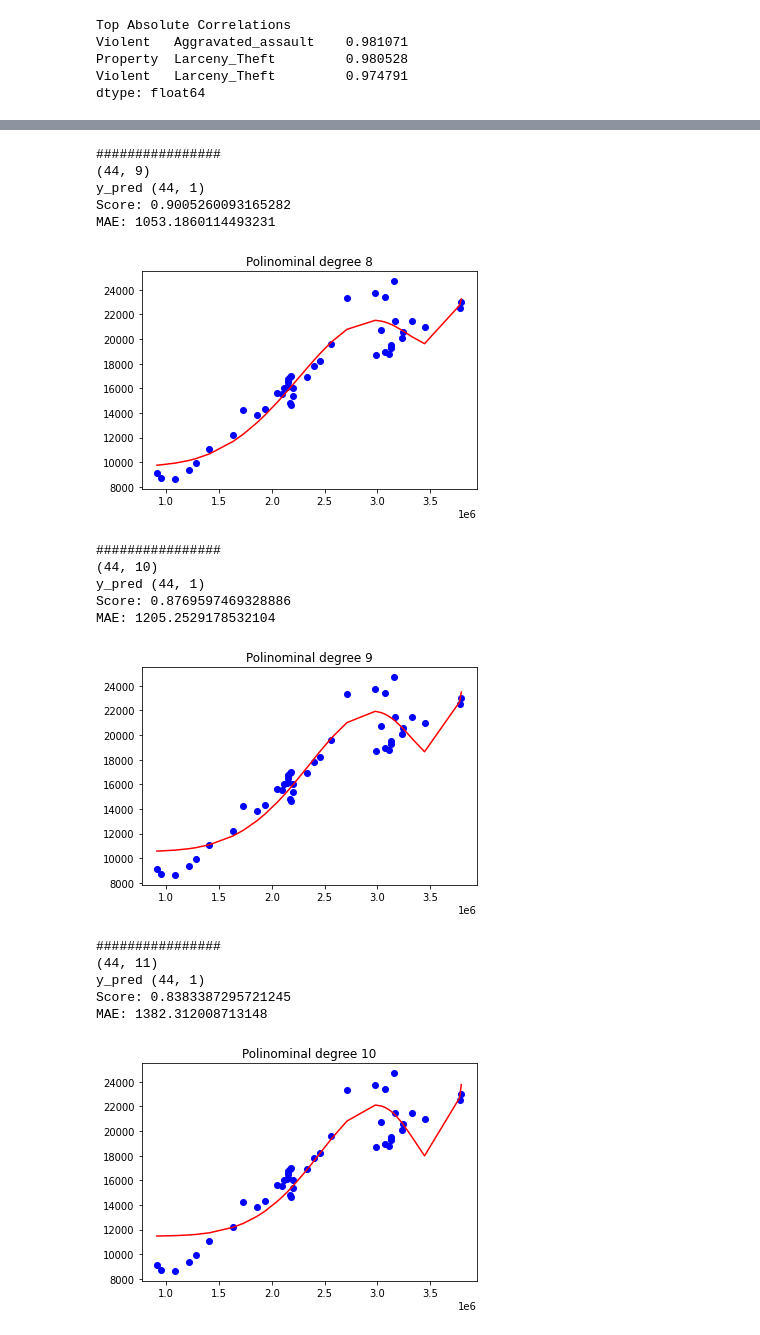
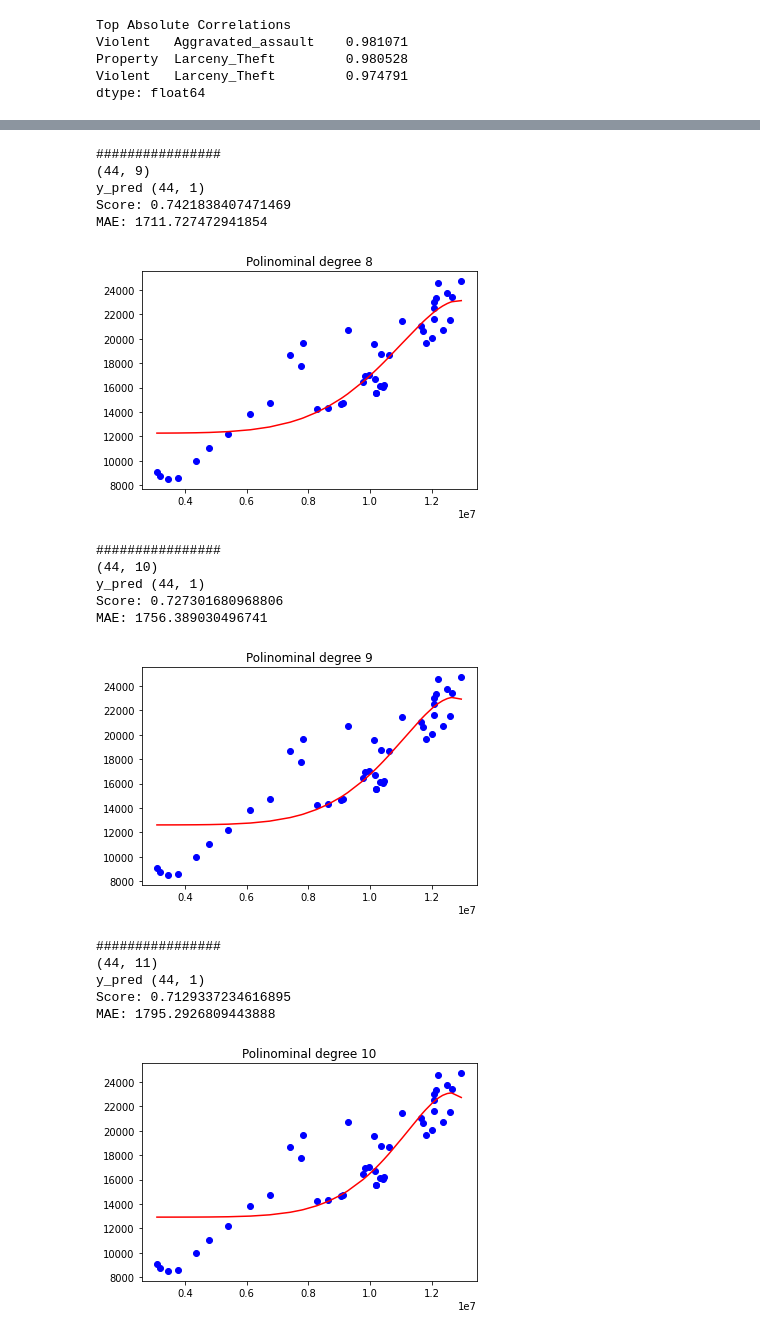
Before and after one commit to GinaGarridoCasas/Gina, a Jupyter notebook: week10_ML_competition_pca_kmeans/day1_gridsearch_pipelines/exercises/3.crime.ipynb, the cells around one changed output, grey strips where cells are left out. Drawn from its saved outputs; the diff is of its cells as text; code cells hidden in the pictures.

```diff
--- a/week10_ML_competition_pca_kmeans/day1_gridsearch_pipelines/exercises/3.crime.ipynb
+++ b/week10_ML_competition_pca_kmeans/day1_gridsearch_pipelines/exercises/3.crime.ipynb
@@ -102,0 +154,33 @@ X_train, X_test, y_train, y_test = train_test_split(X, y, test_size=0.2)
+# %%
+degree_min = 6
+degree_max = 10
+# Make a pipeline model with polynomial transformation and LASSO regression with cross-validation, run it for increasing degree of polynomial (complexity of the model)
+scores = []
+for degree in range(degree_min,degree_max+1):
+    print("################")
+    polinominal_model = PolynomialFeatures(degree)
+    X_poly = polinominal_model.fit_transform(X_train.reshape(-1,1),y_train)
+
+    #######
+
+    print(X_poly.shape)
+
+    lin_reg_model = LinearRegression()
+    lin_reg_model.fit(X_poly, y_train)
+    y_pred = lin_reg_model.predict(X_poly)
+
+# validamos el modelo con validación cruzada
+
+rskf = RepeatedStratifiedKFold(n_splits=3, n_repeats=2,random_state=36851234)
+for train_index, val_index in rskf.split(X, y):
+    print("TRAIN:", train_index, "VAL:", val_index)
+    X_train, X_val = X[train_index], X[val_index]
+    y_train, y_val = y[train_index], y[val_index]
+    rand_forest.fit(X_train, y_train)
+    score_val = rand_forest.score(X_val, y_val)
+    print("score_val:", score_val)
+    print("y_val:", y_val)
+    print("------------")
+# Iteración 1
+train_index = [1, 2, 3, 4]
+val_index = [0, 5]
@@ -108,7 +196,7 @@ scores = []
 for degree in range(degree_min,degree_max+1):
     print("################")
     polinominal_model = PolynomialFeatures(degree)
-    X_poly = polinominal_model.fit_transform(X_train,y_train)
+    X_poly = polinominal_model.fit_transform(X_train.reshape(-1,1),y_train)
 
     #######
 
@@ -117,6 +205,7 @@ for degree in range(degree_min,degree_max+1):
     lin_reg_model = LinearRegression()
     lin_reg_model.fit(X_poly, y_train)
     y_pred = lin_reg_model.predict(X_poly)
+
 
     print("y_pred", y_pred.shape)
     print("Score:", r2_score(y_train, y_pred))
@@ -162,3 +224,9 @@ MAE: 12.254135057321161
+# %%
+X = df_Murder.iloc[:,[0]]
+y = df_Murder.iloc[:,[1]]
+# %%
+# Test/train split
+X_train, X_test, y_train, y_test = train_test_split(X.values, y.values, test_size=0.2)
 # %%
 degree_min = 6
 degree_max = 10
@@ -167,7 +235,7 @@ scores = []
 for degree in range(degree_min,degree_max+1):
     print("################")
     polinominal_model = PolynomialFeatures(degree)
-    X_poly = polinominal_model.fit_transform(X_train.reshape(-1, 1),y_train)
+    X_poly = polinominal_model.fit_transform(X_train.reshape(-1,1),y_train)
 
     #######
 
@@ -186,6 +254,7 @@ for degree in range(degree_min,degree_max+1):
     plt.plot(X_train_to_show, y_pred, color='red')
     plt.title("Polinominal degree " + str(degree))
     plt.show()
+    input("Enter to next grade")
 # %% [output]
 ################
 (44, 7)
@@ -202,18 +271,18 @@ MAE: 910.2597570126183
 ################
 (44, 9)
 y_pred (44, 1)
-Score: 0.9005260093165282
-MAE: 1053.1860114493231
+Score: 0.7421838407471469
+MAE: 1711.727472941854
-[figure, old version]
+[figure, new version]
 ################
 (44, 10)
 y_pred (44, 1)
-Score: 0.8769597469328886
-MAE: 1205.2529178532104
+Score: 0.727301680968806
+MAE: 1756.389030496741
-[figure, old version]
+[figure, new version]
 ################
 (44, 11)
 y_pred (44, 1)
-Score: 0.8383387295721245
-MAE: 1382.312008713148
+Score: 0.7129337234616895
+MAE: 1795.2926809443888
-[figure, old version]
+[figure, new version]
```
Also changed, not shown: parts of 38 cells of this notebook, 14 other files.
